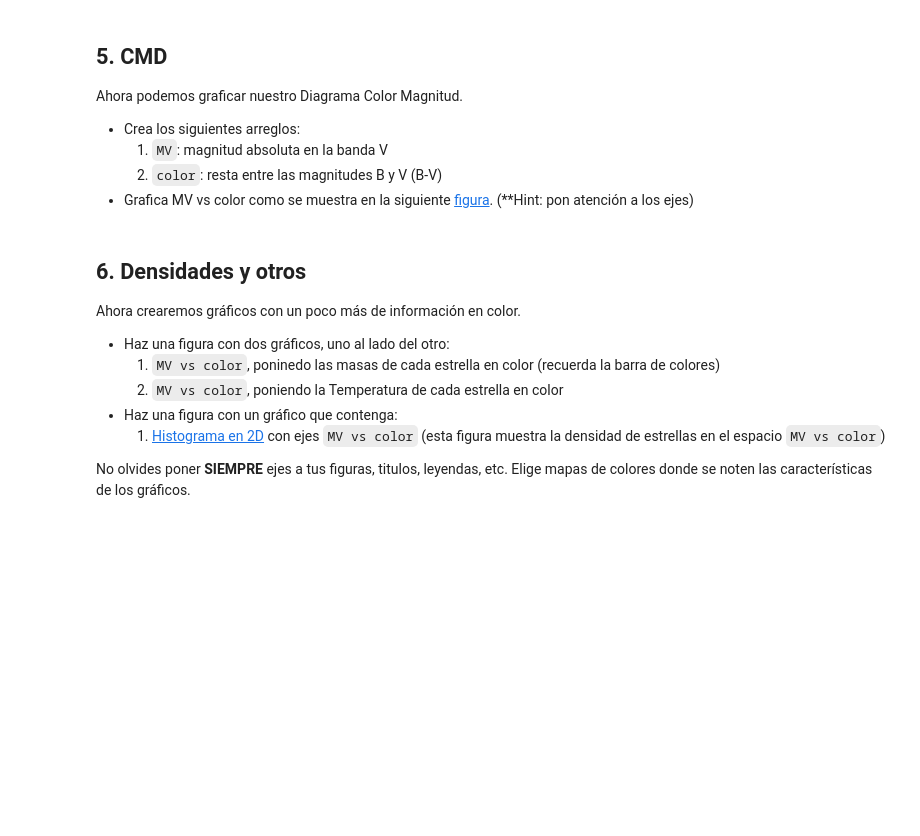
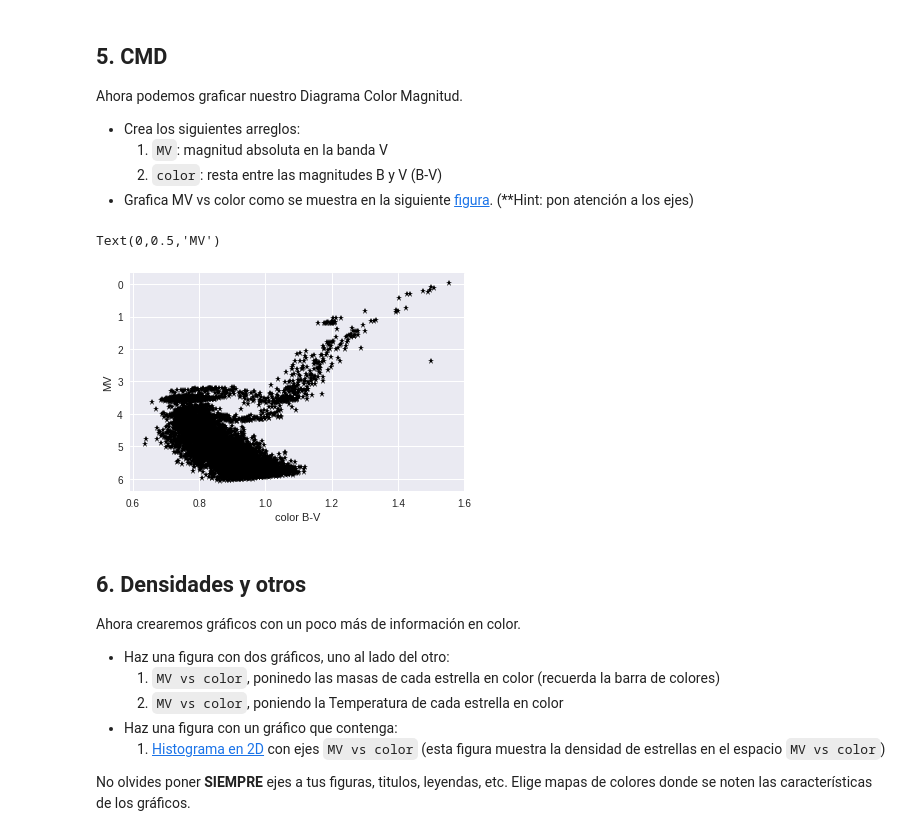
Before and after one commit to DiegoRomanCortes/minitarea2, a Jupyter notebook: minitarea2.ipynb, the cells around one changed output. Saved outputs shown, nothing was run; the diff lists cells and outputs as text; code cells hidden in the pictures; blank space fills up the shorter version.

```diff
--- a/minitarea2.ipynb
+++ b/minitarea2.ipynb
@@ -104,8 +135,8 @@ Para hacer el CMD necesitamos la magnitud absoluta de nuestras estrellas. Para e
 
 def mag_abs(mag_ap, dist):
 
-
-    return
+    mag_abs = mag_ap - 5*np.log10(dist) + 5
+    return mag_abs
 # %% [markdown]
 ## 5. CMD
 
@@ -123 +149,16 @@ Ahora podemos graficar nuestro Diagrama Color Magnitud.
+# %%
+#Crear arrays MV y color
+MV = mag_abs(mV, distancia)
+color = mB - mV
+
+#plot cmd
+plt.plot(color, MV, '*', color='black')
+
+plt.gca().invert_yaxis()
+
+plt.xlabel('color B-V')
+plt.ylabel('MV')
+# %% [output]
+Text(0,0.5,'MV')
+[figure, added]
 # %% [markdown]
```
Also changed, not shown: parts of 8 cells of this notebook.
